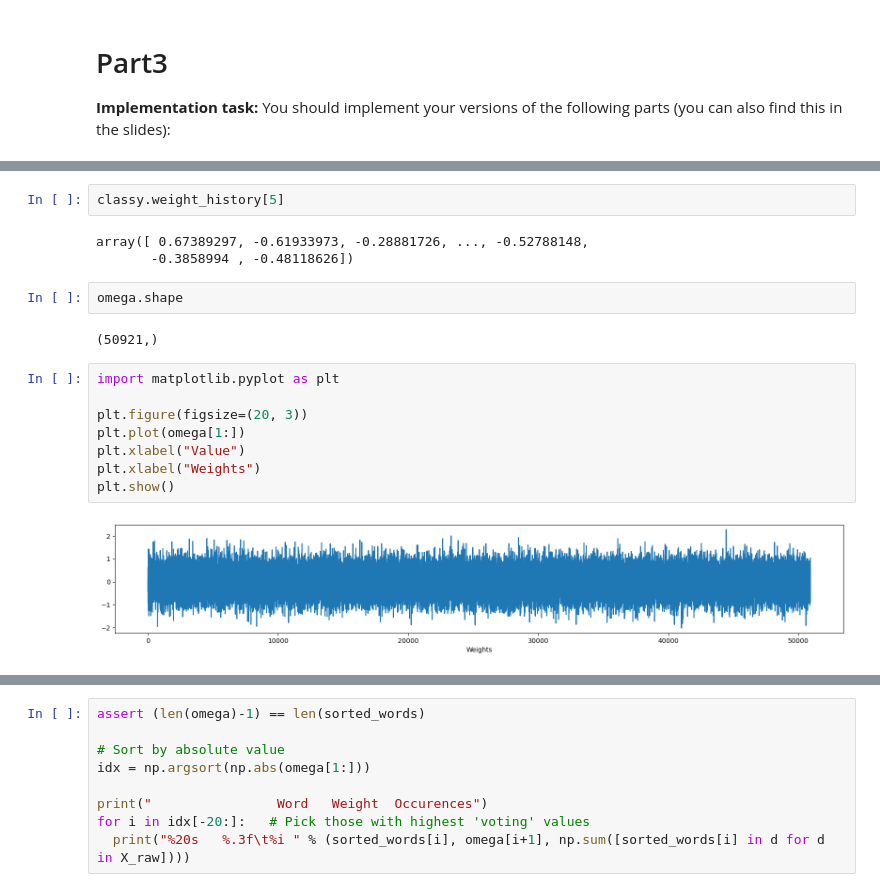
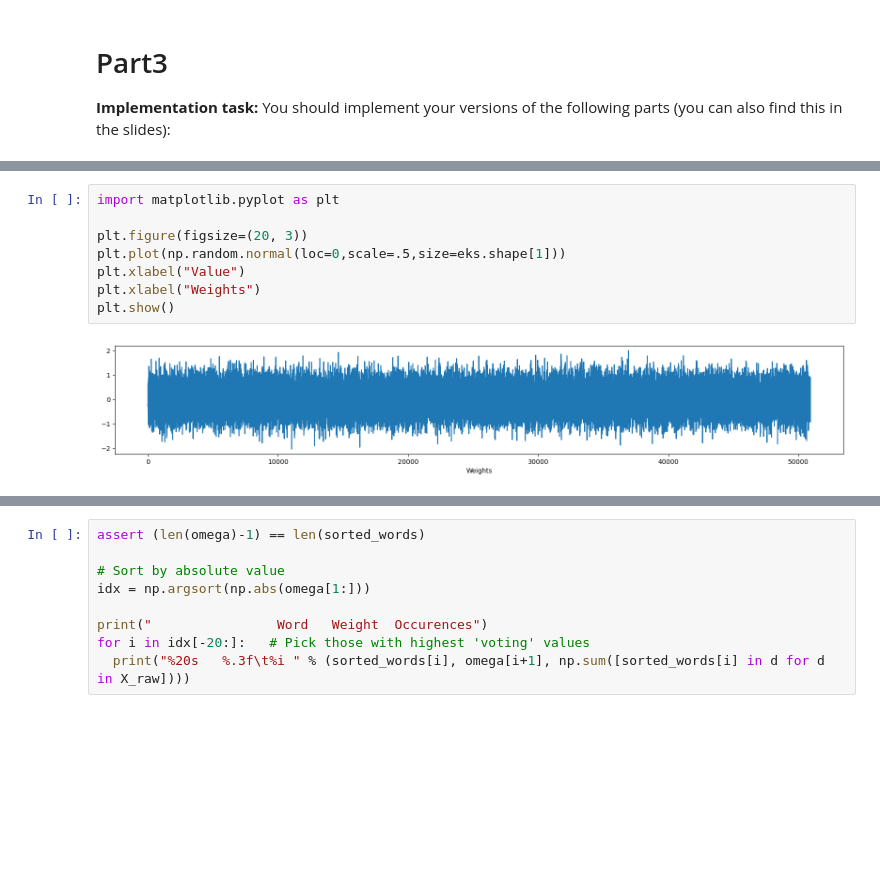
Before and after one commit to linkofchain/A1, a Jupyter notebook: A1.ipynb, the cells around one changed output, grey strips where cells are left out. Saved outputs shown, nothing was run; the diff lists cells and outputs as text; blank space fills up the shorter version.

```diff
--- a/A1.ipynb
+++ b/A1.ipynb
@@ -212,22 +234,13 @@ training_accuracy
-# %%
-classy.weight_history[5]
-# %% [output]
-array([ 0.67389297, -0.61933973, -0.28881726, ..., -0.52788148,
-       -0.3858994 , -0.48118626])
-# %%
-omega.shape
-# %% [output]
-(50921,)
 # %%
 import matplotlib.pyplot as plt
 
 plt.figure(figsize=(20, 3))
-plt.plot(omega[1:])
+plt.plot(np.random.normal(loc=0,scale=.5,size=eks.shape[1]))
 plt.xlabel("Value")
 plt.xlabel("Weights")
 plt.show()
 # %% [output]
-[figure, old version]
+[figure, new version]
 # %%
 plt.figure(figsize=(20, 3))
 plt.plot(classy.loss_history)
```
Also changed, not shown: parts of 8 cells of this notebook.
